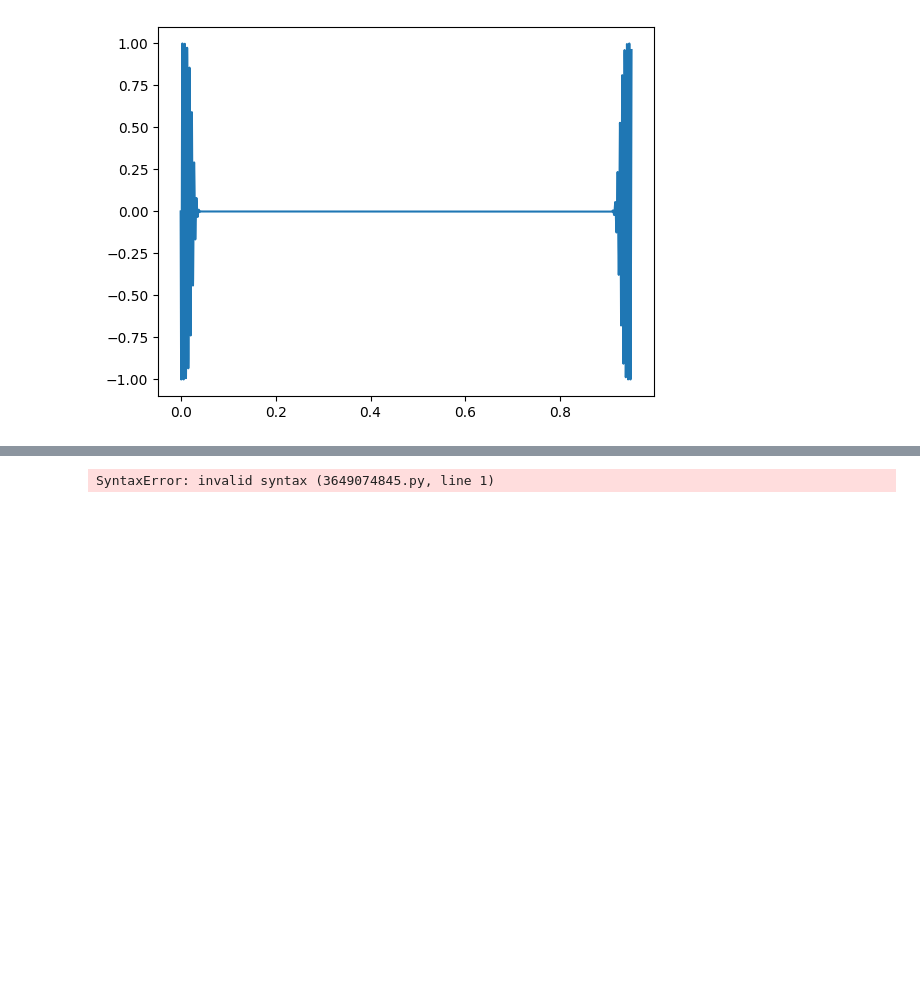
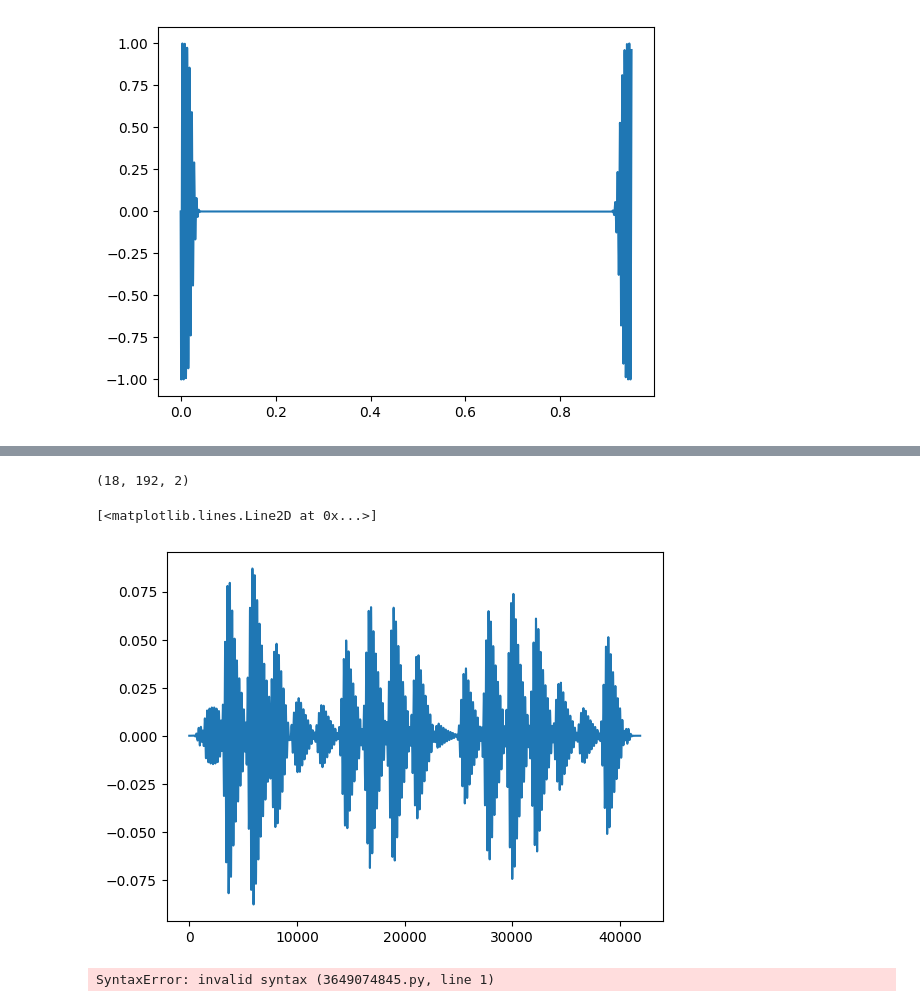
Before and after one commit to ajakovac/Voice-recognition, a Jupyter notebook: stft_notebook.ipynb, the cells around one changed output, grey strips where cells are left out. Saved outputs shown, nothing was run; the diff lists cells and outputs as text; code cells hidden in the pictures; blank space fills up the shorter version.

```diff
--- a/stft_notebook.ipynb
+++ b/stft_notebook.ipynb
@@ -162,3 +124,17 @@ Synthesizing chord: [[1.0, 440]]
+# %%
+freqs_expanded = np.broadcast_to(frequencies, log_spectrogram.shape)
+
+result = np.stack([log_spectrogram.real, freqs_expanded], axis=-1)
+result.shape
+# %% [output]
+(18, 192, 2)
+# %%
+synthdata= synth.synthesize(result)
+# %%
+plt.plot(synthdata.real)
+# %% [output]
+[<matplotlib.lines.Line2D at 0x...>]
+[figure, added]
 # %%
 END HERE
 # %% [output]
```
Also changed, not shown: parts of 6 cells of this notebook.
